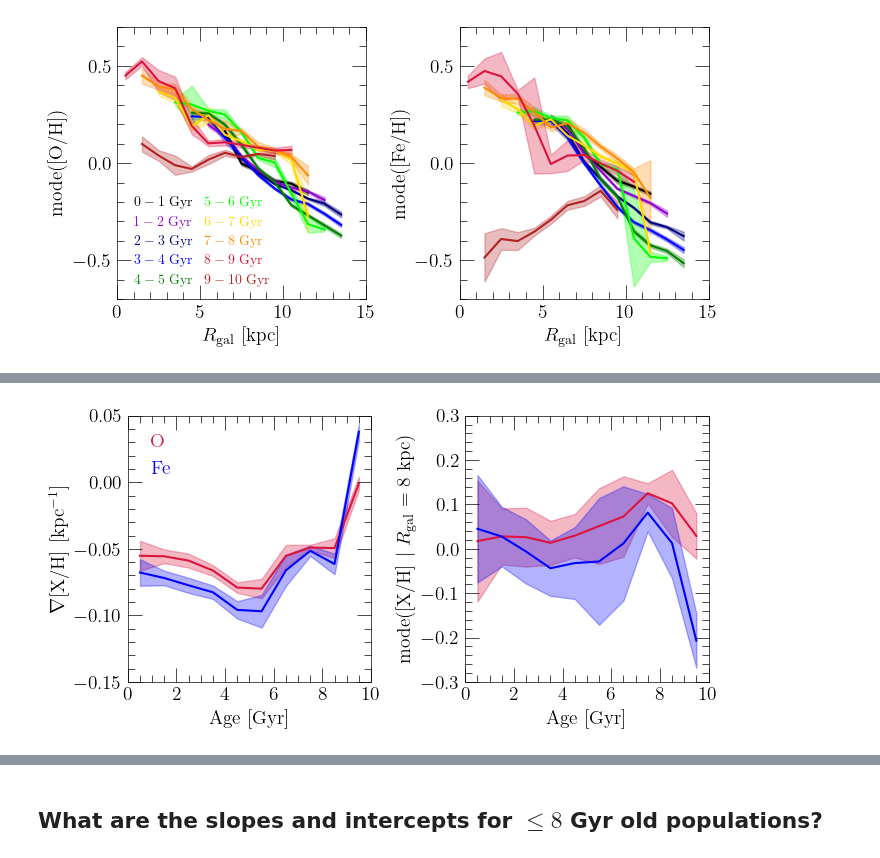
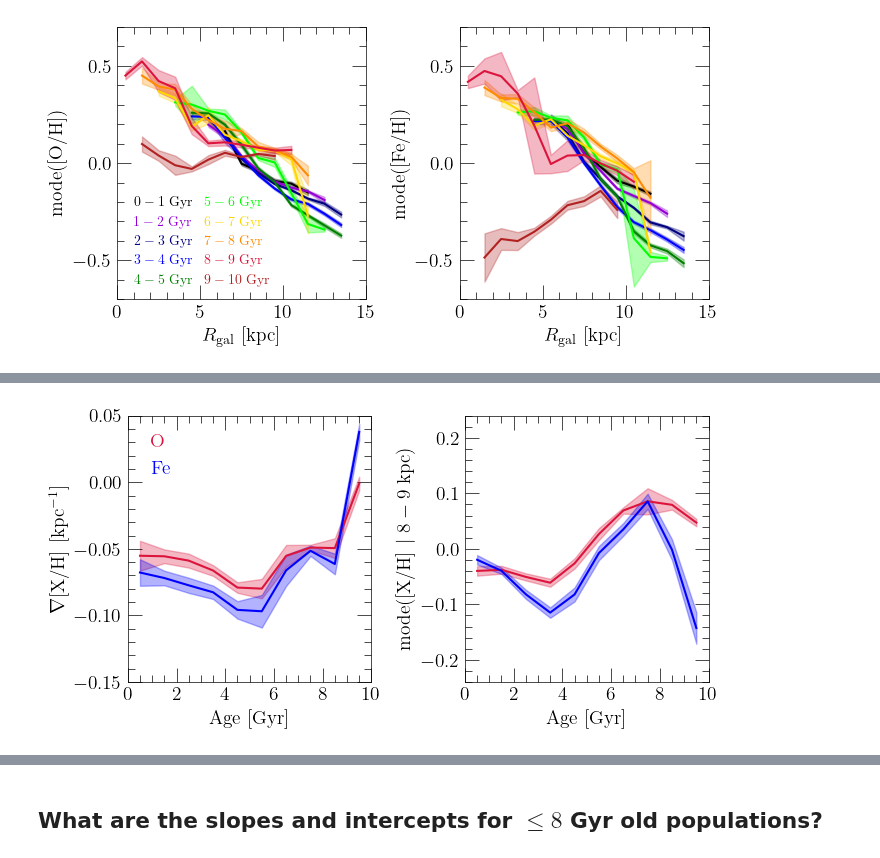
Before and after one commit to giganano/outflows, a Jupyter notebook: notebooks/empirical.ipynb, the cells around one changed output, grey strips where cells are left out. Cells and saved outputs as stored; diff of their text form; code cells hidden in the pictures.

```diff
--- a/notebooks/empirical.ipynb
+++ b/notebooks/empirical.ipynb
@@ -196,7 +331,8 @@ feh_84th = raw[:, 9]
 kwargs = {
     "c": named_colors()[COLORS["o"]],
     "marker": markers()["star"],
-    "s": 50
+    "s": 50,
+    "zorder": 100
 }
 ax.scatter(centers, mode_oh, **kwargs)
 kwargs["c"] = named_colors()[COLORS["fe"]]
@@ -237,9 +373,13 @@ width = max([t.get_window_extent(renderer).width for t in leg.get_texts()])
 for t in leg.get_texts():
     t.set_ha("right")
     shift = width - t.get_window_extent(renderer).width
-    t.set_position((shift, 0))
+    t.set_position((0.7 * shift, 0))
 
 plt.tight_layout()
+for ext in ["pdf", "jpeg"]:
+    kwargs = {}
+    if ext == "jpeg": kwargs["dpi"] = 200
+    plt.savefig("./empirical/xh-gradient.%s" % (ext), **kwargs)
 plt.show()
 # %% [output]
 line(slope = -6.20e-02 +/- 1.49e-03, intercept = 5.24e-01 +/- 1.29e-02, rvalue = -9.96e-01, pvalue = 3.191e-15)
@@ -361,3 +501,8 @@ for ext in ["pdf", "jpeg"]:
 plt.show()
 # %% [output]
 [figure]
+# %%
+for i in range(len(OH_REGRESSIONS)):
+    print(OH_REGRESSIONS[i])
+for i in range(len(FEH_REGRESSIONS)):
+    print(FEH_REGRESSIONS[i])
@@ -364,4 +530,5 @@ plt.show()
 # %%
+FILENAME = "./empirical/skewnormfits-binned-by-age-and-radius.out"
 COLORS = {
     "o": "crimson",
     "fe": "blue"
@@ -370,7 +537,7 @@ REGRESSIONS = {
     "o": OH_REGRESSIONS,
     "fe": FEH_REGRESSIONS
 }
-BENCHMARK_RADIUS = 8 #kpc
+# BENCHMARK_RADIUS = 8 #kpc
 
 fig = plt.figure(figsize = (7, 3.5))
 ax1 = fig.add_subplot(121)
@@ -379,45 +546,53 @@ for ax in [ax1, ax2]:
     ax.set_xlabel(r"Age [Gyr]")
     ax.set_xlim([0, 10])
     ax.set_xticks([0, 2, 4, 6, 8, 10])
-    ax.set_ylim([-0.3, 0.3])
+    ax.set_ylim([-0.24, 0.24])
 ax1.set_ylabel(r"$\nabla$[X/H] [kpc$^{-1}$]")
 ax1.set_ylim([-0.15, 0.05])
-ax2.set_ylabel(r"mode([X/H] $|\ R_\text{gal} = %g$ kpc)" % (BENCHMARK_RADIUS))
+ax2.set_ylabel(r"mode([X/H] $|\ 8 - 9$ kpc)")
 
+raw = np.genfromtxt(FILENAME)
 for elem in ["o", "fe"]:
     ages = [0.5 + i for i in range(10)]
     regressions = REGRESSIONS[elem]
     slopes = [regressions[_].slope for _ in range(len(ages))]
-    norms = [regressions[_](BENCHMARK_RADIUS) for _ in range(len(ages))]
     slope_errs = [regressions[_].stderr for _ in range(len(ages))]
-    norm_errs = [np.sqrt(BENCHMARK_RADIUS**2 * sigm**2 + sigb**2) for sigm, sigb in zip(
-        [regressions[_].stderr for _ in range(len(ages))],
-        [regressions[_].intercept_stderr for _ in range(len(ages))])]
+    norms = []
+    norm_errs = []
+    for i in range(len(raw)):
+        if raw[i][2] == 8:
+            norms.append(raw[i][4 + 2 * int(elem == "fe")])
+            norm_errs.append(raw[i][5 + 2 * int(elem == "fe")])
+        else: pass
+    # norms = [regressions[_](BENCHMARK_RADIUS) for _ in range(len(ages))]
+    # norm_errs = [np.sqrt(BENCHMARK_RADIUS**2 * sigm**2 + sigb**2) for sigm, sigb in zip(
+    #     [regressions[_].stderr for _ in range(len(ages))],
+    #     [regressions[_].intercept_stderr for _ in range(len(ages))])]
 
     kwargs = {
         "c": named_colors()[COLORS[elem]],
         "label": elem.capitalize()
     }
     ax1.plot(ages, slopes, **kwargs)
     ax1.fill_between(ages, [a + b for a, b in zip(slopes, slope_errs)],
         [a - b for a, b in zip(slopes, slope_errs)], alpha = 0.3, color = kwargs["c"])
     ax2.plot(ages, norms, **kwargs)
     ax2.fill_between(ages, [a + b for a, b in zip(norms, norm_errs)],
         [a - b for a, b in zip(norms, norm_errs)], alpha = 0.3, color = kwargs["c"])
 
 kwargs = {
     "loc": mpl_loc("upper left"),
     "handlelength": 0,
     "ncol": 1
 }
 leg = ax1.legend(**kwargs)
 fancy_legend(leg, [COLORS[key] for key in COLORS.keys()])
 
 plt.tight_layout()
 for ext in ["pdf", "jpeg"]:
     kwargs = {}
     if ext == "jpeg": kwargs["dpi"] = 200
     plt.savefig("./empirical/slopes-norms-vs-age.%s" % (ext), **kwargs)
 plt.show()
 # %% [output]
-[figure, old version]
+[figure, new version]
```
Also changed, not shown: parts of 7 cells of this notebook, 28 other files.
